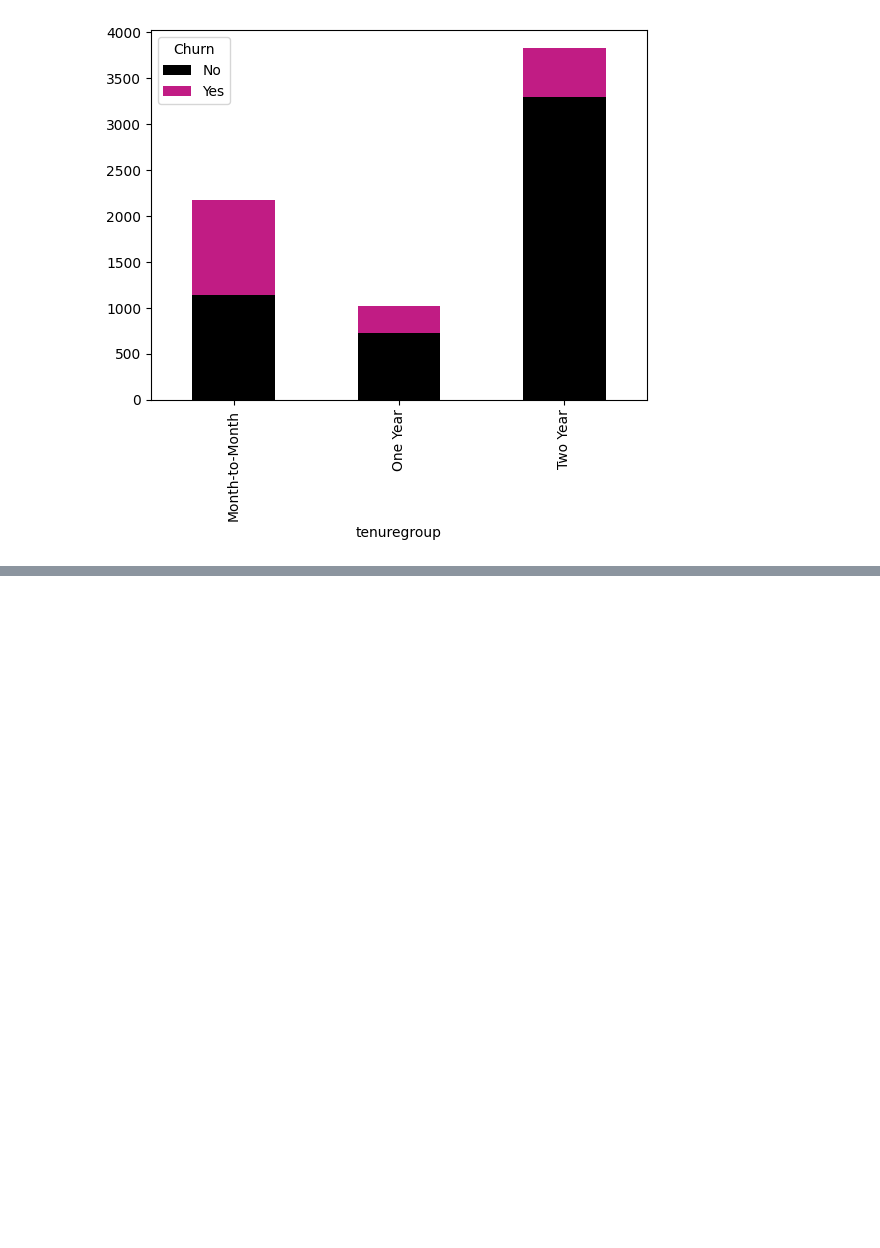
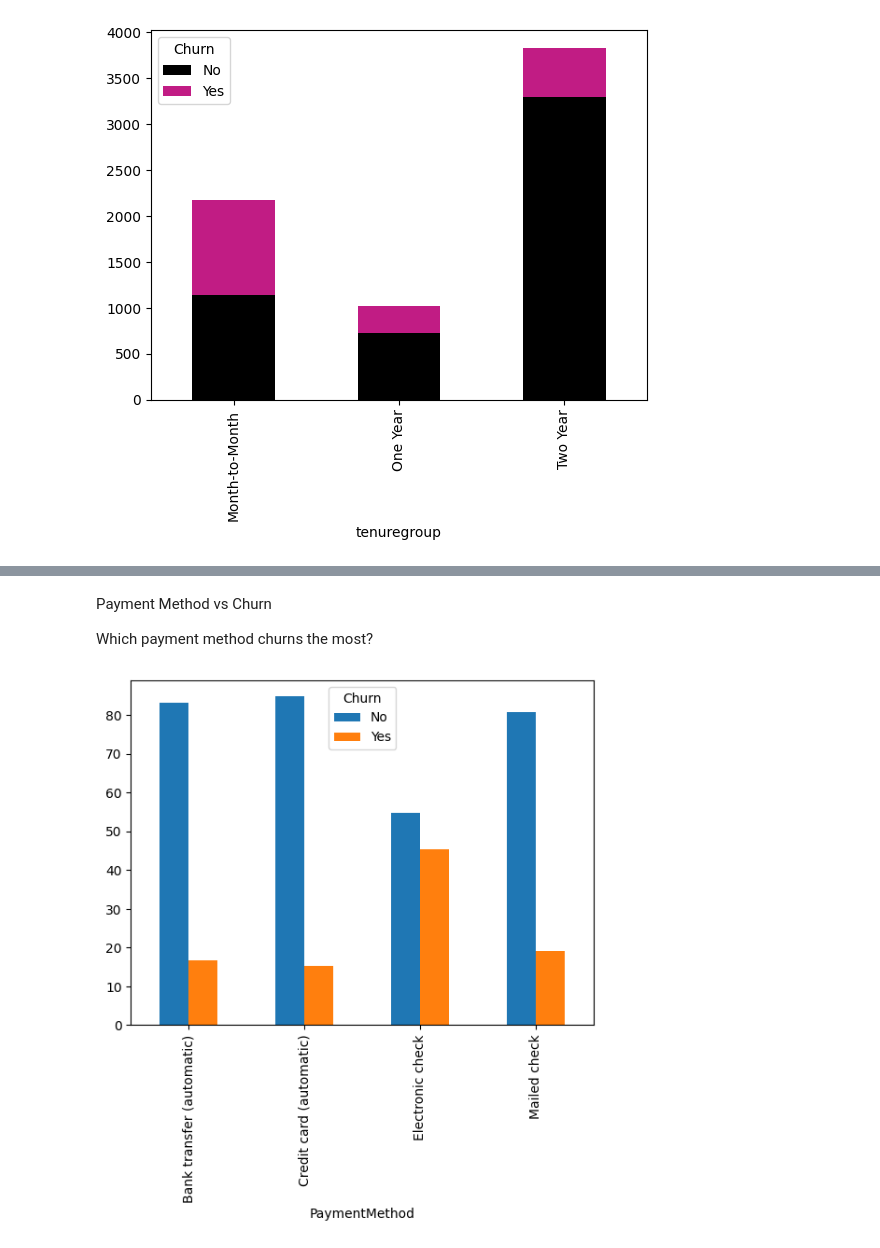
Before and after one commit to mudasir1144/semester_project-data_science-, a Jupyter notebook: index.ipynb, the cells around one changed output, grey strips where cells are left out. Cells and saved outputs as stored; diff of their text form; code cells hidden in the pictures; blank space fills up the shorter version.

Commit message:
Added Visualization insights

```diff
--- a/index.ipynb
+++ b/index.ipynb
@@ -332,0 +371,10 @@ plt.show()
+# %% [markdown]
+Payment Method vs Churn
+
+Which payment method churns the most?
+# %%
+churn_method = pd.crosstab(dataset['PaymentMethod'],dataset['Churn'],normalize='index')*100
+churn_method.plot(kind='bar')
+plt.show()
+# %% [output]
+[figure, added]
```
Also changed, not shown: parts of 25 cells of this notebook.
